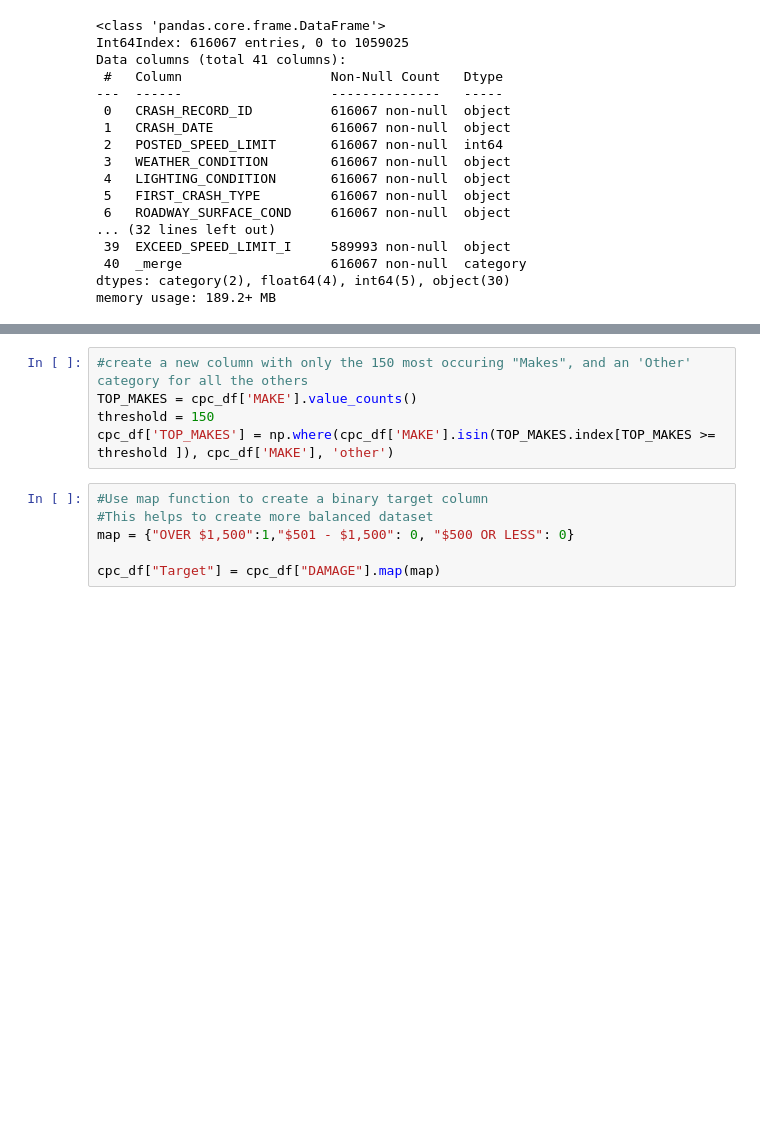
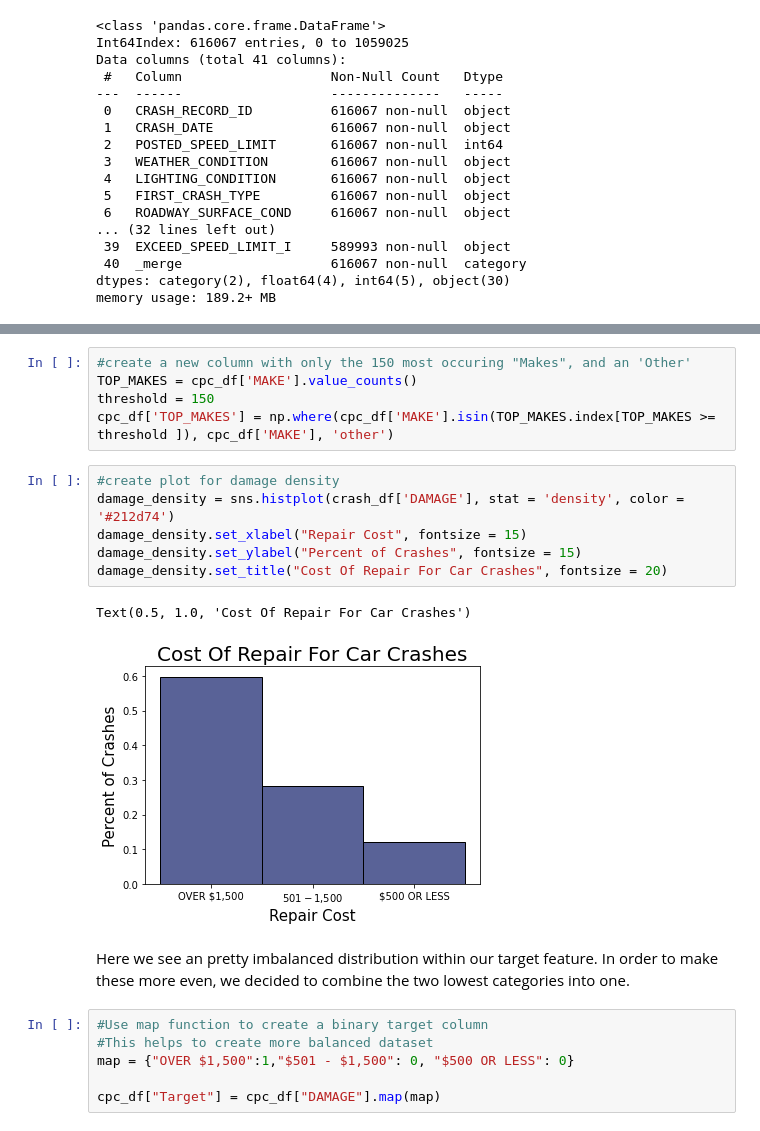
Before and after one commit to Jbruemmer/Auto_Insurance_Fraud_Project, a Jupyter notebook: Fraudulent_ Auto_Insurance_Claim_Detection_Model .ipynb, the cells around one changed output, grey strips where cells are left out. Saved outputs shown, nothing was run; the diff lists cells and outputs as text; blank space fills up the shorter version.

```diff
--- a/Fraudulent_ Auto_Insurance_Claim_Detection_Model .ipynb
+++ b/Fraudulent_ Auto_Insurance_Claim_Detection_Model .ipynb
@@ -297,8 +309,19 @@ memory usage: 189.2+ MB
 # %%
-#create a new column with only the 150 most occuring "Makes", and an 'Other' category for all the others
+#create a new column with only the 150 most occuring "Makes", and an 'Other'
 TOP_MAKES = cpc_df['MAKE'].value_counts()
 threshold = 150
 cpc_df['TOP_MAKES'] = np.where(cpc_df['MAKE'].isin(TOP_MAKES.index[TOP_MAKES >= threshold ]), cpc_df['MAKE'], 'other')
+# %%
+#create plot for damage density
+damage_density = sns.histplot(crash_df['DAMAGE'], stat = 'density', color = '#212d74')
+damage_density.set_xlabel("Repair Cost", fontsize = 15)
+damage_density.set_ylabel("Percent of Crashes", fontsize = 15)
+damage_density.set_title("Cost Of Repair For Car Crashes", fontsize = 20)
+# %% [output]
+Text(0.5, 1.0, 'Cost Of Repair For Car Crashes')
+[figure, added]
+# %% [markdown]
+Here we see an pretty imbalanced distribution within our target feature. In order to make these more even, we decided to combine the two lowest categories into one.
 # %%
 #Use map function to create a binary target column
 #This helps to create more balanced dataset
```
Also changed, not shown: parts of 59 cells of this notebook.
